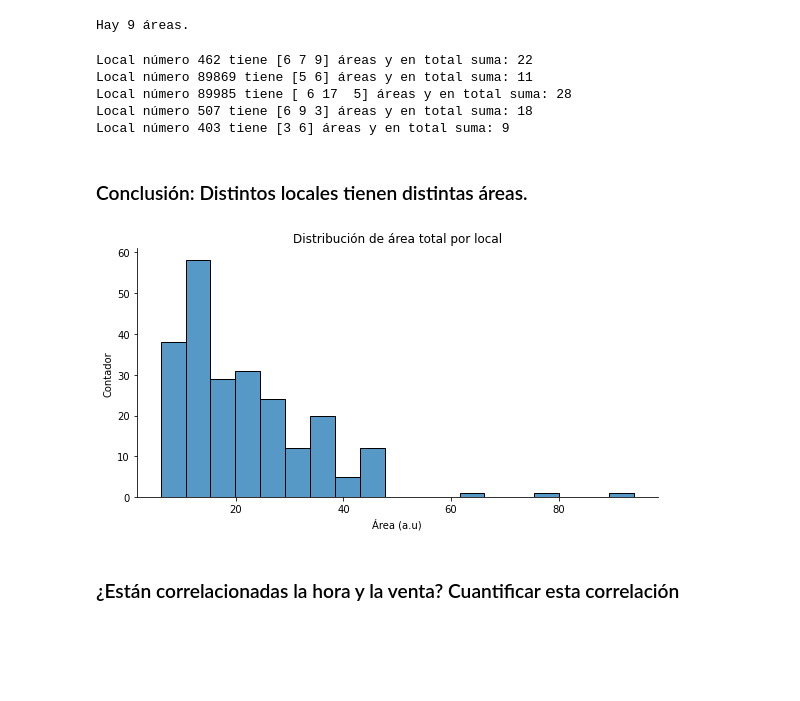
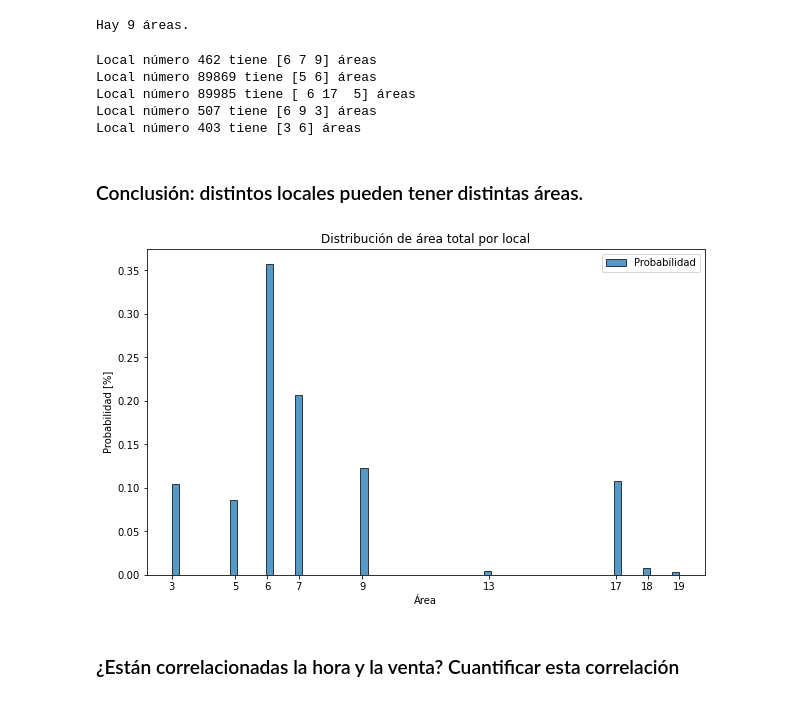
Before and after one commit to alexispacek/Krustyburgers, a Jupyter notebook: Krusty.ipynb, the cells around one changed output. Saved outputs shown, nothing was run; the diff lists cells and outputs as text; code cells hidden in the pictures; blank space fills up the shorter version.

```diff
--- a/Krusty.ipynb
+++ b/Krusty.ipynb
@@ -71,3 +58,15 @@ Ellos son:
 - FC
 - FS
 - MS
+# %%
+"""
+Corroboro que cada local solo este clasificado como un único tipo de local.
+
+"""
+
+aux = []
+for i in df.Local.unique():
+    if len(df[df.Local==i]['Tipo_Local'].unique()) >=2:
+        aux.append(len(df[df.Local==i]['Tipo_Local'].unique()))
+
+print('Hay',len(aux),'entradas clasificadas como 2 tipos de locales (o más) al mismo tiempo.')
@@ -98,28 +107,43 @@ Hay 9 áreas.
 j=0
 for i in df['Local'].unique():
     print('Local número',i,'tiene',df[df.Local==i]['Area'].unique(),
-          'áreas','y en total suma:',sum(df[df.Local==i]['Area'].unique()))
+          'áreas')
     j+=1
     if j==5:
         break
 # %% [output]
-Local número 462 tiene [6 7 9] áreas y en total suma: 22
-Local número 89869 tiene [5 6] áreas y en total suma: 11
-Local número 89985 tiene [ 6 17  5] áreas y en total suma: 28
-Local número 507 tiene [6 9 3] áreas y en total suma: 18
-Local número 403 tiene [3 6] áreas y en total suma: 9
+Local número 462 tiene [6 7 9] áreas
+Local número 89869 tiene [5 6] áreas
+Local número 89985 tiene [ 6 17  5] áreas
+Local número 507 tiene [6 9 3] áreas
+Local número 403 tiene [3 6] áreas
-# %% [markdown]
-### Conclusión: Distintos locales tienen distintas áreas.
+# %% [markdown]
+### Conclusión: distintos locales pueden tener distintas áreas.
 # %%
+"""
+creo la variable "y" donde voy a appendear todas las áreas que hay para cada local
+
+"""
+
 y=[]
 for i in df['Local'].unique():
-    y.append(sum(df[df.Local==i]['Area'].unique()))
+    a = df[df.Local==i]['Area'].unique()
+    for j in a:
+        y.append(j)
 # %%
-g = sns.displot(data=y, kde=False, height=4, aspect=2)
-g.set_axis_labels("Área (a.u)","Contador")
+"""
+Grafico el histograma normalizado.
+"""
+
+plt.figure(figsize=(10,6))
+g = sns.histplot(y, stat='probability', label='Probabilidad')
+g.set_xlabel('Área')
+g.set_ylabel('Probabilidad [%]')
+plt.xticks(areas)
 plt.title("Distribución de área total por local");
+plt.legend();
 # %% [output]
-[figure, old version]
+[figure, new version]
 # %% [markdown]
 ###  ¿Están correlacionadas la hora y la venta? Cuantificar esta correlación
 # %%
```
Also changed, not shown: parts of 11 cells of this notebook, 1 other file.
